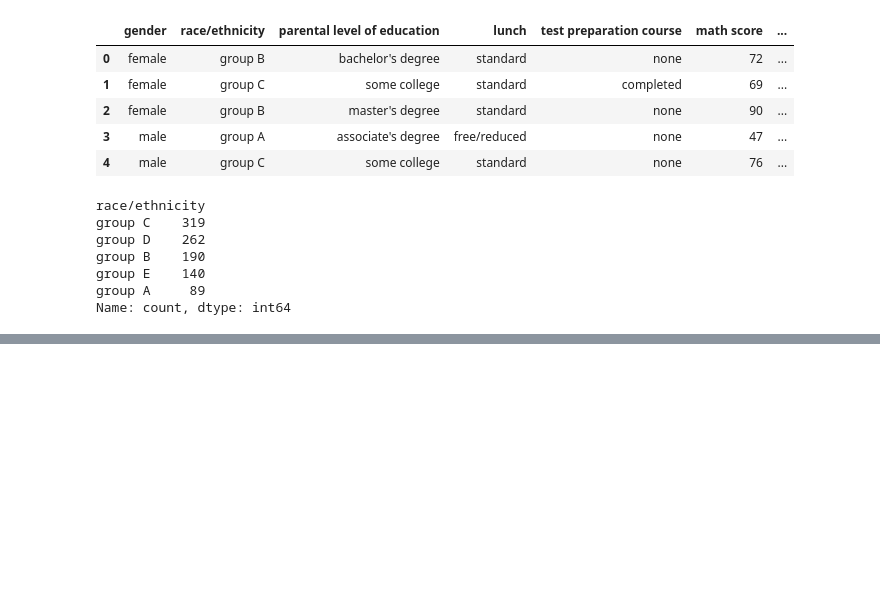
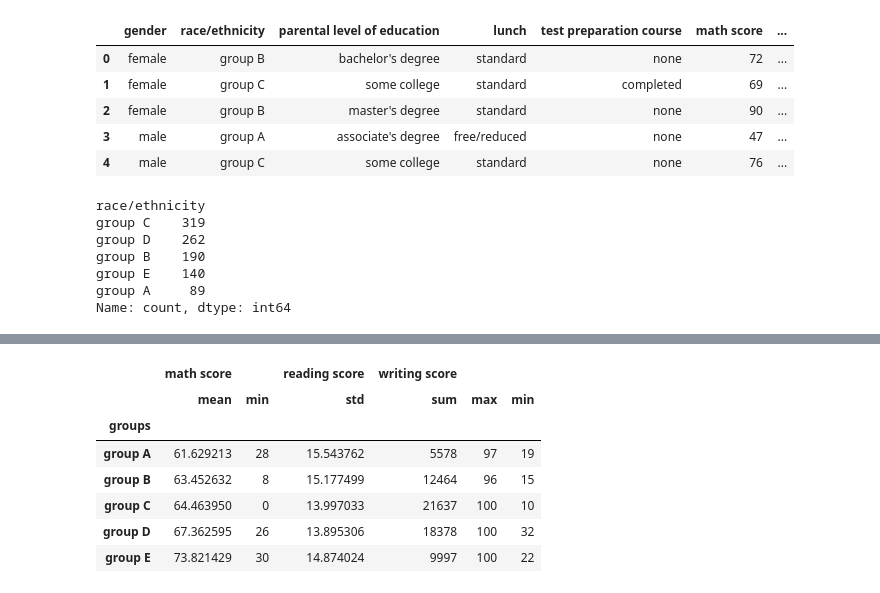
Before and after one commit to prathamTamrakar/Python-ML-GenAi-Training, a Jupyter notebook: Pandas/pandasGroupbyAndMerging.ipynb, the cells around one changed output, grey strips where cells are left out. Drawn from its saved outputs; the diff is of its cells as text; code cells hidden in the pictures; blank space fills up the shorter version.

```diff
--- a/Pandas/pandasGroupbyAndMerging.ipynb
+++ b/Pandas/pandasGroupbyAndMerging.ipynb
@@ -35,0 +277,15 @@ data.sample(5)
+# %%
+groups.agg({
+    'math score':['mean','min'],
+    'reading score':'std',
+    'writing score':['sum','max','min'],
+})
+# %% [output]
+|  | math score |  | reading score | writing score |  |  |
+|  | mean | min | std | sum | max | min |
+| groups |  |  |  |  |  |  |
+| group A | 61.629213 | 28 | 15.543762 | 5578 | 97 | 19 |
+| group B | 63.452632 | 8 | 15.177499 | 12464 | 96 | 15 |
+| group C | 64.463950 | 0 | 13.997033 | 21637 | 100 | 10 |
+| group D | 67.362595 | 26 | 13.895306 | 18378 | 100 | 32 |
+| group E | 73.821429 | 30 | 14.874024 | 9997 | 100 | 22 |
```
Also changed, not shown: parts of 25 cells of this notebook, 2 other files.
